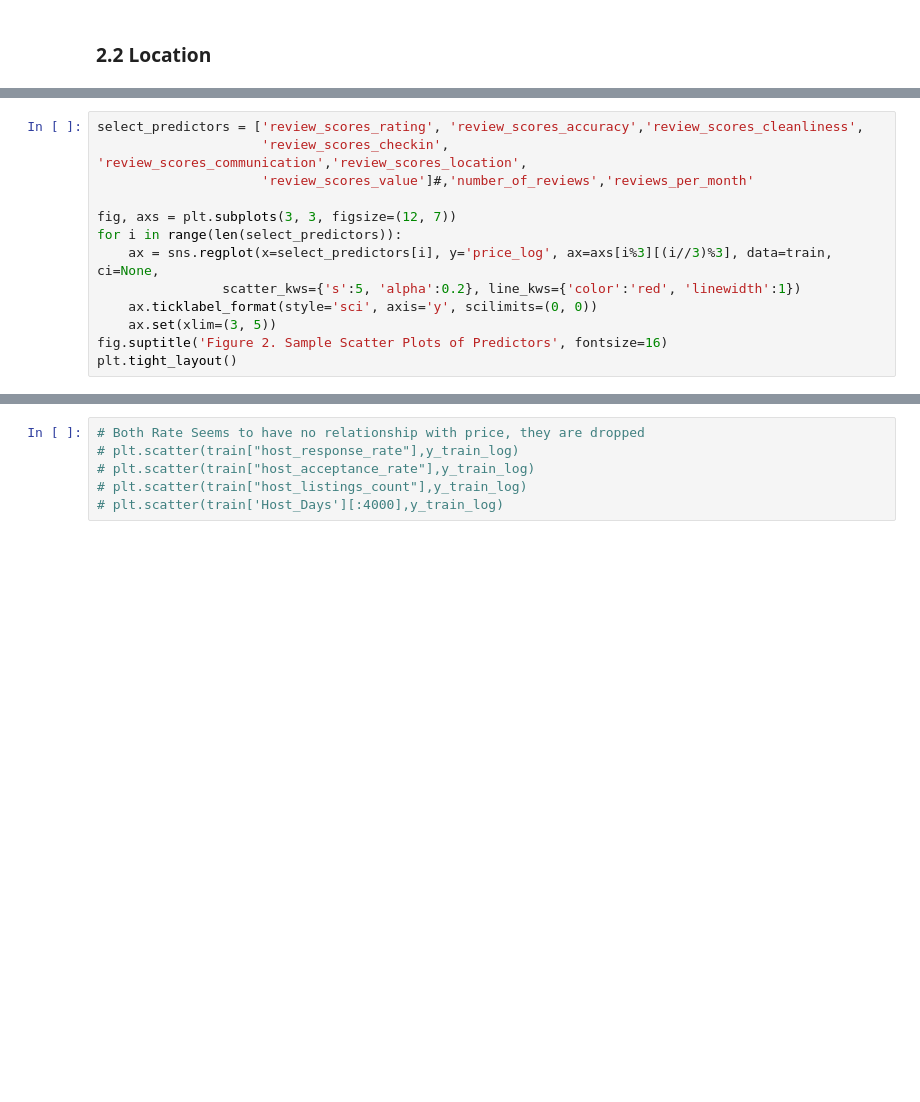
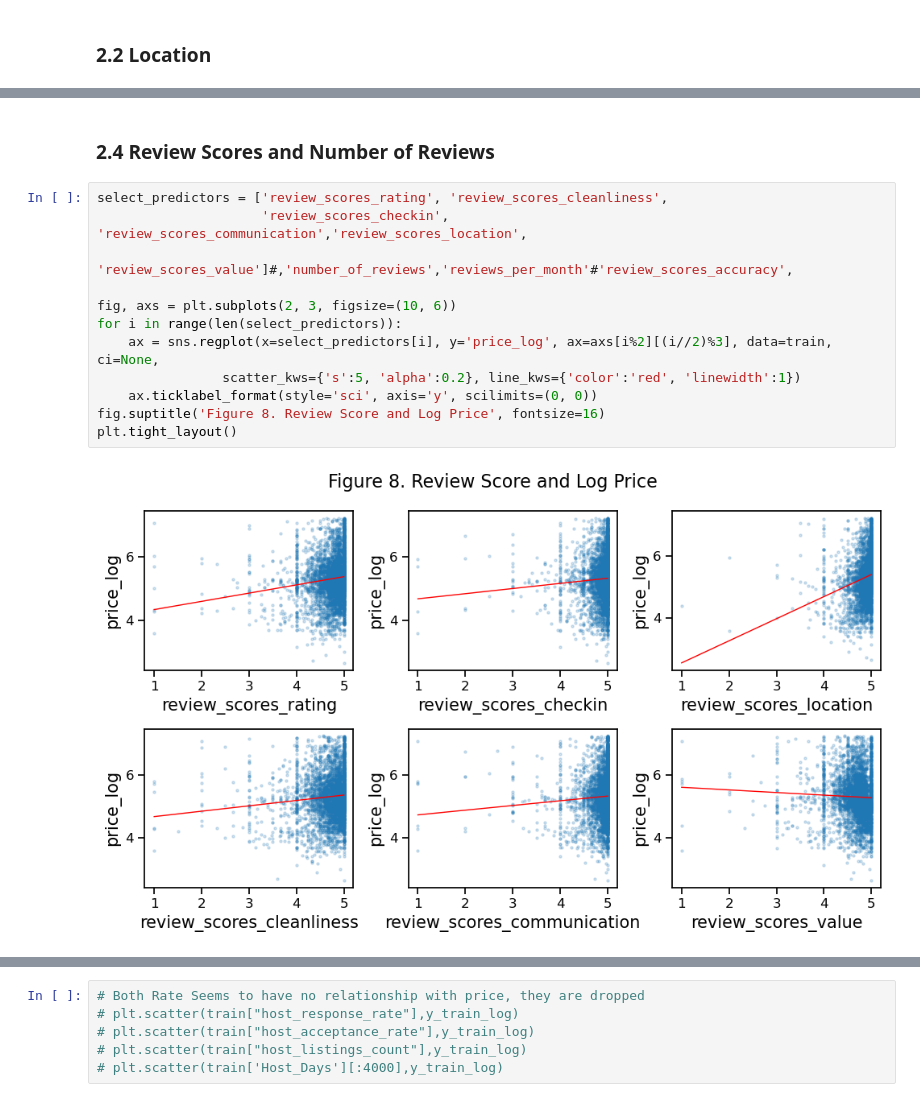
Before and after one commit to Jamielimingzhe/QBUS6810, a Jupyter notebook: QBUS6810_Group18_Notebook.ipynb, the cells around one changed output, grey strips where cells are left out. Drawn from its saved outputs; the diff is of its cells as text; blank space fills up the shorter version.

Commit message:
review

```diff
--- a/QBUS6810_Group18_Notebook.ipynb
+++ b/QBUS6810_Group18_Notebook.ipynb
@@ -352,13 +319,0 @@ plt.show()
-# %%
-select_predictors = ['review_scores_rating', 'review_scores_accuracy','review_scores_cleanliness',
-                     'review_scores_checkin', 'review_scores_communication','review_scores_location',
-                     'review_scores_value']#,'number_of_reviews','reviews_per_month'
-
-fig, axs = plt.subplots(3, 3, figsize=(12, 7))
-for i in range(len(select_predictors)):
-    ax = sns.regplot(x=select_predictors[i], y='price_log', ax=axs[i%3][(i//3)%3], data=train, ci=None,
-                scatter_kws={'s':5, 'alpha':0.2}, line_kws={'color':'red', 'linewidth':1})
-    ax.ticklabel_format(style='sci', axis='y', scilimits=(0, 0))
-    ax.set(xlim=(3, 5))
-fig.suptitle('Figure 2. Sample Scatter Plots of Predictors', fontsize=16)
-plt.tight_layout()
@@ -405,0 +350,16 @@ plt.tight_layout()
+# %% [markdown]
+### 2.4 Review Scores and Number of Reviews
+# %%
+select_predictors = ['review_scores_rating', 'review_scores_cleanliness',
+                     'review_scores_checkin', 'review_scores_communication','review_scores_location',
+                     'review_scores_value']#,'number_of_reviews','reviews_per_month'#'review_scores_accuracy',
+
+fig, axs = plt.subplots(2, 3, figsize=(10, 6))
+for i in range(len(select_predictors)):
+    ax = sns.regplot(x=select_predictors[i], y='price_log', ax=axs[i%2][(i//2)%3], data=train, ci=None,
+                scatter_kws={'s':5, 'alpha':0.2}, line_kws={'color':'red', 'linewidth':1})
+    ax.ticklabel_format(style='sci', axis='y', scilimits=(0, 0))
+fig.suptitle('Figure 8. Review Score and Log Price', fontsize=16)
+plt.tight_layout()
+# %% [output]
+[figure, added]
```
Also changed, not shown: parts of 22 cells of this notebook.
